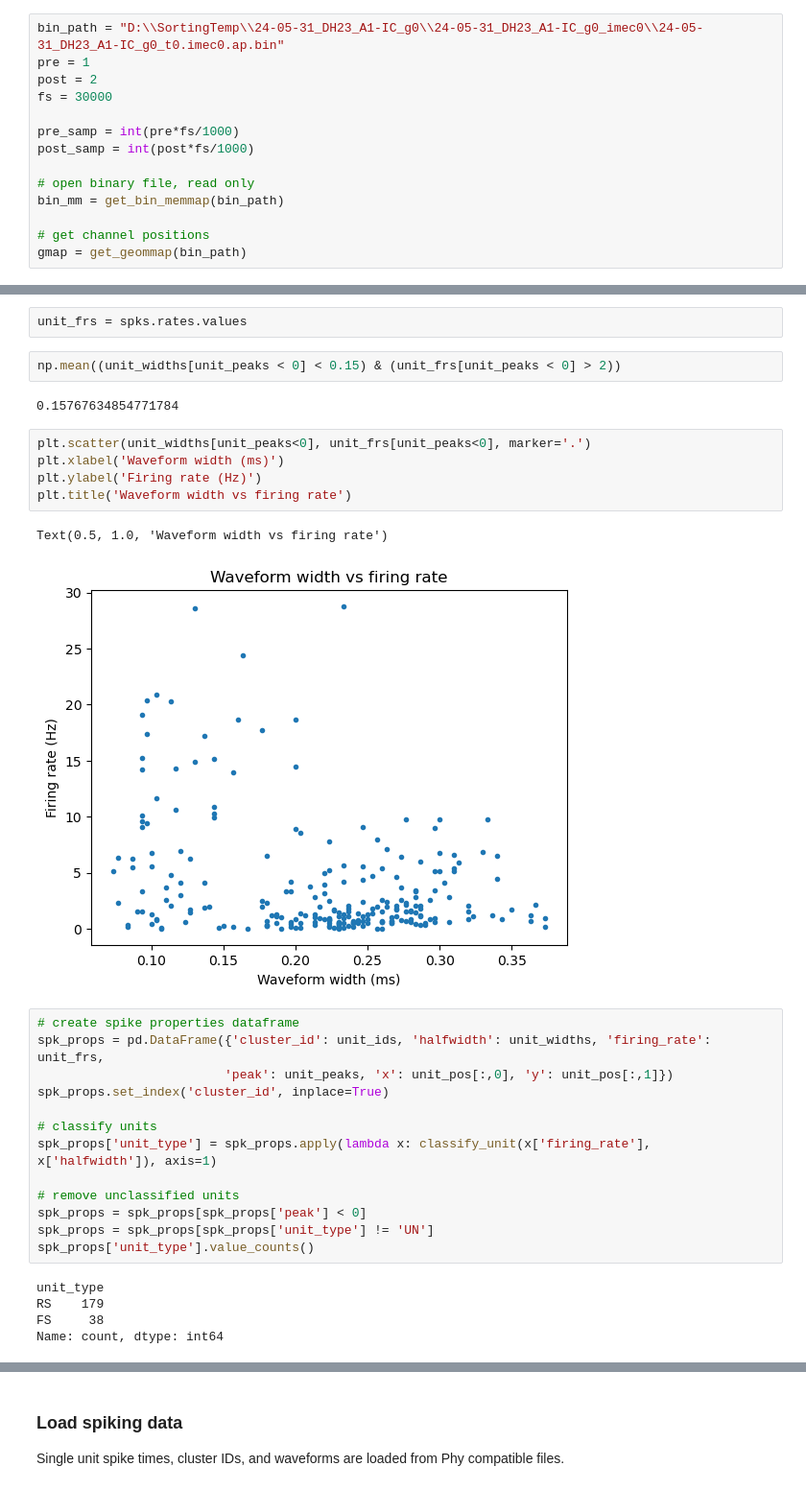
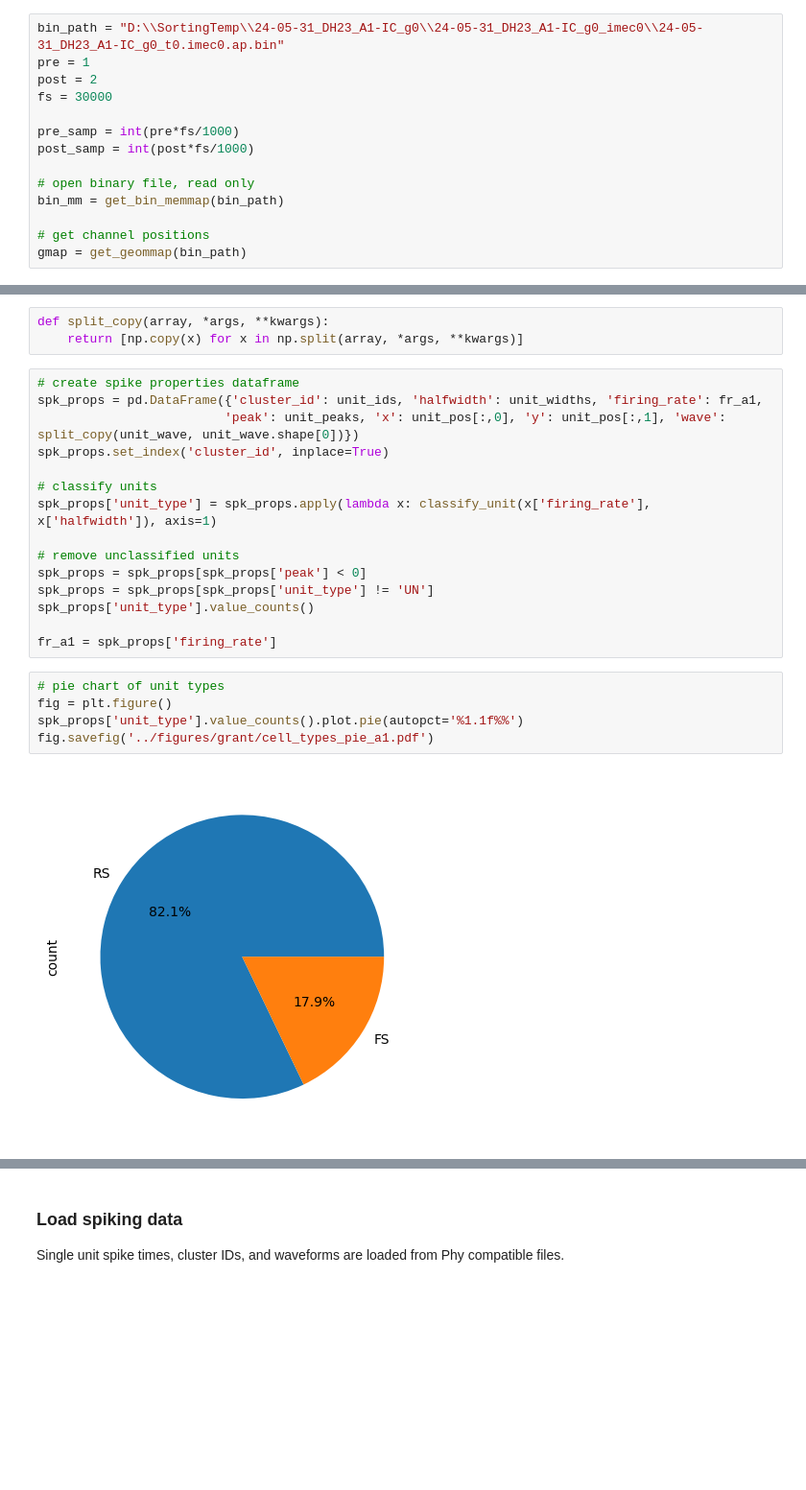
Before and after one commit to dbheadley/AuditorySystem_AD, a Jupyter notebook: project/preprocess/SpikesQC.ipynb, the cells around one changed output, grey strips where cells are left out. Shown at 96% size. Cells and saved outputs as stored; diff of their text form; blank space fills up the shorter version.

```diff
--- a/project/preprocess/SpikesQC.ipynb
+++ b/project/preprocess/SpikesQC.ipynb
@@ -96,21 +82,10 @@ array([6.18804005e-01, 5.65922842e+00, 1.05429158e-01, 2.34809392e-01,
-# %%
-unit_frs = spks.rates.values
-# %%
-np.mean((unit_widths[unit_peaks < 0] < 0.15) & (unit_frs[unit_peaks < 0] > 2))
-# %% [output]
-0.15767634854771784
-# %%
-plt.scatter(unit_widths[unit_peaks<0], unit_frs[unit_peaks<0], marker='.')
-plt.xlabel('Waveform width (ms)')
-plt.ylabel('Firing rate (Hz)')
-plt.title('Waveform width vs firing rate')
-# %% [output]
-Text(0.5, 1.0, 'Waveform width vs firing rate')
-[figure, removed]
+# %%
+def split_copy(array, *args, **kwargs):
+    return [np.copy(x) for x in np.split(array, *args, **kwargs)]
 # %%
 # create spike properties dataframe
-spk_props = pd.DataFrame({'cluster_id': unit_ids, 'halfwidth': unit_widths, 'firing_rate': unit_frs,
-                         'peak': unit_peaks, 'x': unit_pos[:,0], 'y': unit_pos[:,1]})
+spk_props = pd.DataFrame({'cluster_id': unit_ids, 'halfwidth': unit_widths, 'firing_rate': fr_a1,
+                         'peak': unit_peaks, 'x': unit_pos[:,0], 'y': unit_pos[:,1], 'wave': split_copy(unit_wave, unit_wave.shape[0])})
 spk_props.set_index('cluster_id', inplace=True)
 
 # classify units
@@ -120,8 +95,12 @@ spk_props['unit_type'] = spk_props.apply(lambda x: classify_unit(x['firing_rate'
 spk_props = spk_props[spk_props['peak'] < 0]
 spk_props = spk_props[spk_props['unit_type'] != 'UN']
 spk_props['unit_type'].value_counts()
+
+fr_a1 = spk_props['firing_rate']
-# %% [output]
-unit_type
-RS    179
-FS     38
-Name: count, dtype: int64
+# %%
+# pie chart of unit types
+fig = plt.figure()
+spk_props['unit_type'].value_counts().plot.pie(autopct='%1.1f%%')
+fig.savefig('../figures/grant/cell_types_pie_a1.pdf')
+# %% [output]
+[figure, added]
```
Also changed, not shown: parts of 20 cells of this notebook, 4 other files.
